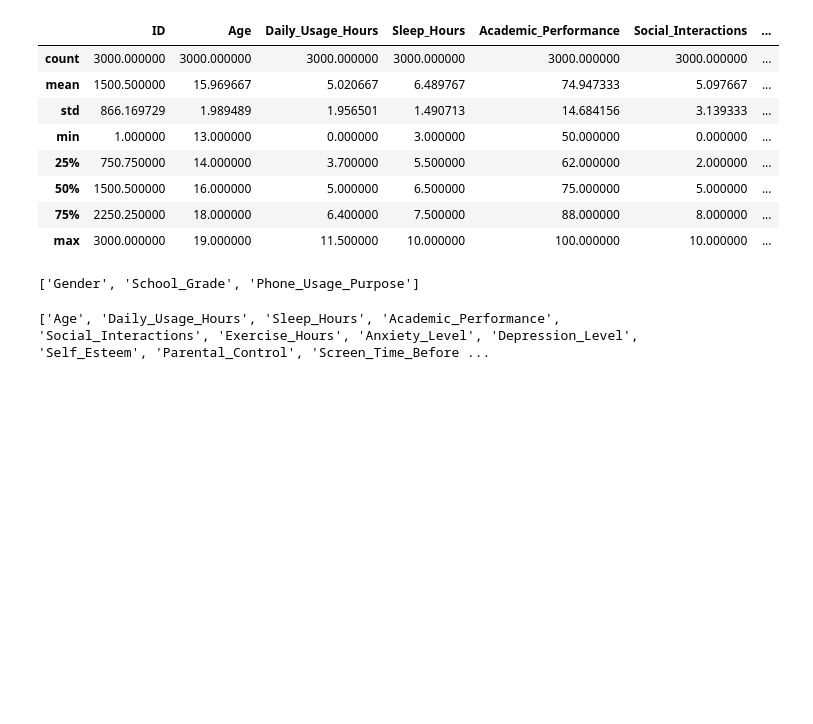
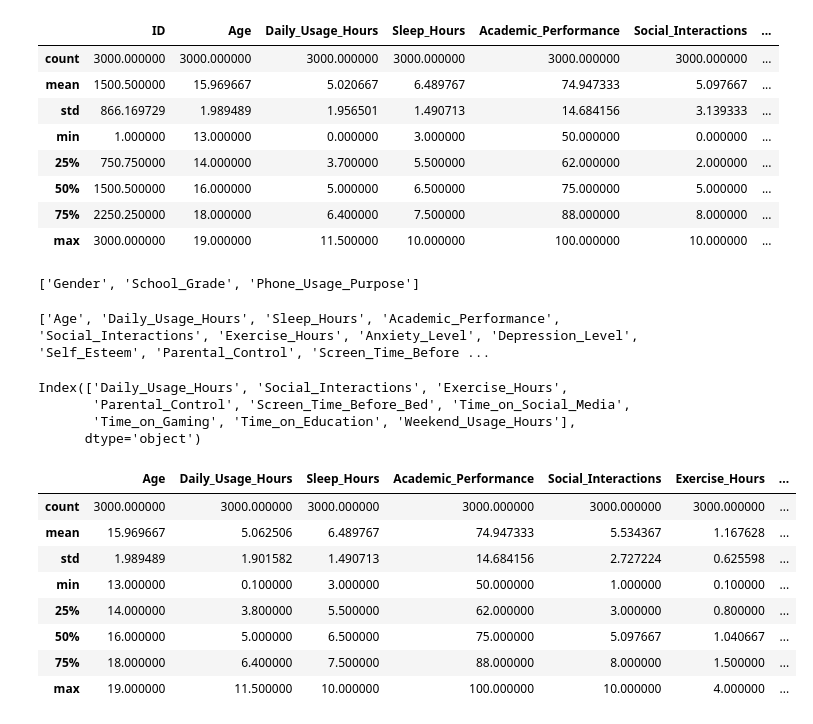
Before and after one commit to Superkai017/Smartphone-Addiction-Warning-System-Rebuild-, a Jupyter notebook: notebook/preprocessed.ipynb, the cells around one changed output. Cells and saved outputs as stored; diff of their text form; code cells hidden in the pictures; blank space fills up the shorter version.

Commit message:
replace 0  with average value

```diff
--- a/notebook/preprocessed.ipynb
+++ b/notebook/preprocessed.ipynb
@@ -96,3 +96,33 @@ numerical_cols = df.select_dtypes(include=['int64','float64']).columns.tolist()
 print(numerical_cols)
 # %% [output]
 ['Age', 'Daily_Usage_Hours', 'Sleep_Hours', 'Academic_Performance', 'Social_Interactions', 'Exercise_Hours', 'Anxiety_Level', 'Depression_Level', 'Self_Esteem', 'Parental_Control', 'Screen_Time_Before ...
+# %%
+columns_with_zero = df.columns[(df == 0).any()]
+print(columns_with_zero)
+# %% [output]
+Index(['Daily_Usage_Hours', 'Social_Interactions', 'Exercise_Hours',
+       'Parental_Control', 'Screen_Time_Before_Bed', 'Time_on_Social_Media',
+       'Time_on_Gaming', 'Time_on_Education', 'Weekend_Usage_Hours'],
+      dtype='object')
+# %%
+df['Daily_Usage_Hours'] = df['Daily_Usage_Hours'].replace(0, df['Daily_Usage_Hours'].mean())
+df['Social_Interactions'] = df['Social_Interactions'].replace(0, df['Social_Interactions'].mean())
+df['Exercise_Hours'] = df['Exercise_Hours'].replace(0, df['Exercise_Hours'].mean())
+df['Parental_Control'] = df['Parental_Control'].replace(0, df['Parental_Control'].mean())
+df['Screen_Time_Before_Bed'] = df['Screen_Time_Before_Bed'].replace(0, df['Screen_Time_Before_Bed'].mean())
+df['Time_on_Social_Media'] = df['Time_on_Social_Media'].replace(0, df['Time_on_Social_Media'].mean())
+df['Time_on_Gaming'] = df['Time_on_Gaming'].replace(0, df['Time_on_Gaming'].mean())
+df['Time_on_Education'] = df['Time_on_Education'].replace(0, df['Time_on_Education'].mean())
+df['Weekend_Usage_Hours'] = df['Weekend_Usage_Hours'].replace(0, df['Weekend_Usage_Hours'].mean())
+# %%
+df.describe()
+# %% [output]
+|  | Age | Daily_Usage_Hours | Sleep_Hours | Academic_Performance | Social_Interactions | Exercise_Hours | ... |
+| count | 3000.000000 | 3000.000000 | 3000.000000 | 3000.000000 | 3000.000000 | 3000.000000 | ... |
+| mean | 15.969667 | 5.062506 | 6.489767 | 74.947333 | 5.534367 | 1.167628 | ... |
+| std | 1.989489 | 1.901582 | 1.490713 | 14.684156 | 2.727224 | 0.625598 | ... |
+| min | 13.000000 | 0.100000 | 3.000000 | 50.000000 | 1.000000 | 0.100000 | ... |
+| 25% | 14.000000 | 3.800000 | 5.500000 | 62.000000 | 3.000000 | 0.800000 | ... |
+| 50% | 16.000000 | 5.000000 | 6.500000 | 75.000000 | 5.097667 | 1.040667 | ... |
+| 75% | 18.000000 | 6.400000 | 7.500000 | 88.000000 | 8.000000 | 1.500000 | ... |
+| max | 19.000000 | 11.500000 | 10.000000 | 100.000000 | 10.000000 | 4.000000 | ... |
```
